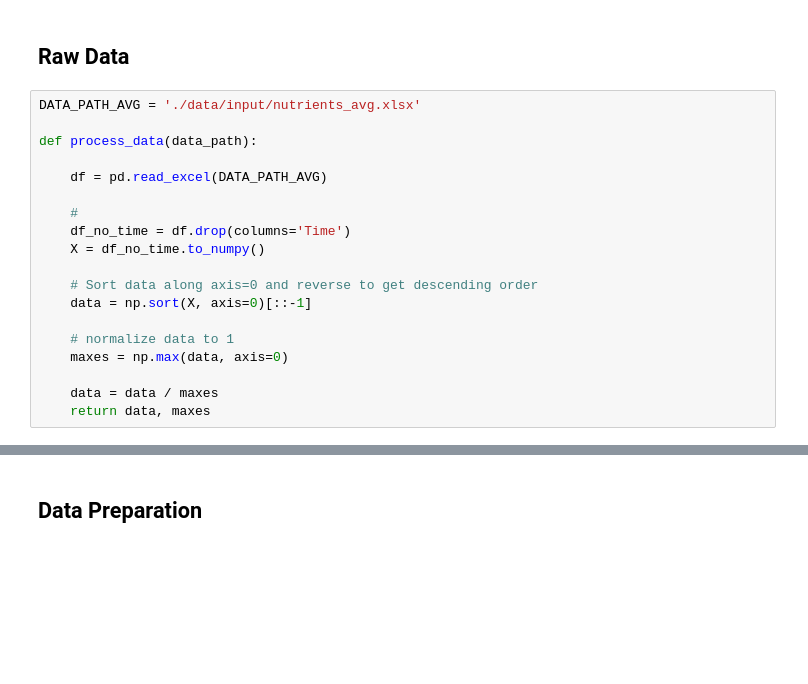
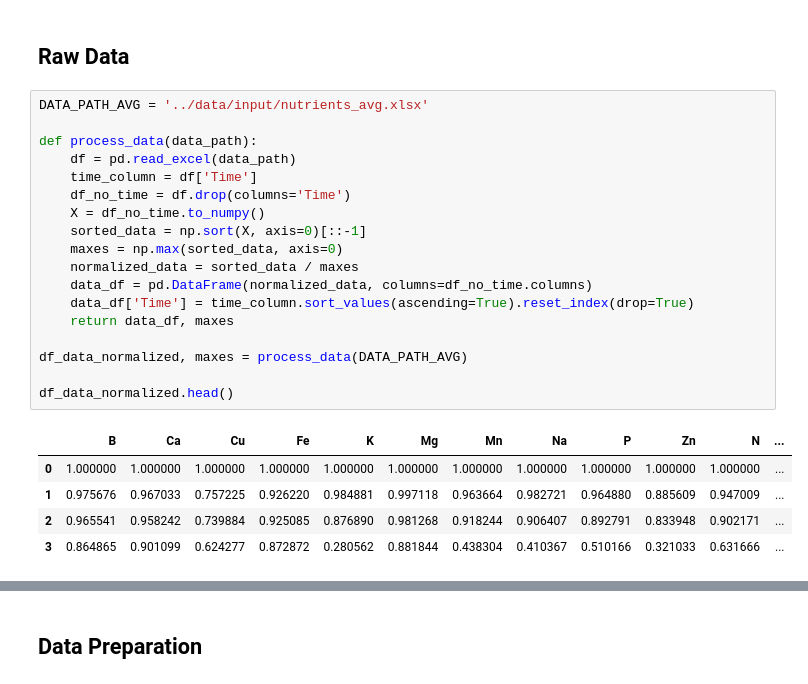
Before and after one commit to chavias/PlantNutrition, a Jupyter notebook: notebooks/nutrients_normalized.ipynb, the cells around one changed output, grey strips where cells are left out. Drawn from its saved outputs; the diff is of its cells as text; blank space fills up the shorter version.

```diff
--- a/notebooks/nutrients_normalized.ipynb
+++ b/notebooks/nutrients_normalized.ipynb
@@ -9,21 +9,26 @@ from scipy.optimize import minimize
 # %% [markdown]
 ## Raw Data
 # %%
-DATA_PATH_AVG = './data/input/nutrients_avg.xlsx'
+DATA_PATH_AVG = '../data/input/nutrients_avg.xlsx'
 
 def process_data(data_path):
-
-    df = pd.read_excel(DATA_PATH_AVG)
-
-    #
+    df = pd.read_excel(data_path)
+    time_column = df['Time']
     df_no_time = df.drop(columns='Time')
     X = df_no_time.to_numpy()
+    sorted_data = np.sort(X, axis=0)[::-1]
+    maxes = np.max(sorted_data, axis=0)
+    normalized_data = sorted_data / maxes
+    data_df = pd.DataFrame(normalized_data, columns=df_no_time.columns)
+    data_df['Time'] = time_column.sort_values(ascending=True).reset_index(drop=True)
+    return data_df, maxes
 
-    # Sort data along axis=0 and reverse to get descending order
-    data = np.sort(X, axis=0)[::-1]
+df_data_normalized, maxes = process_data(DATA_PATH_AVG)
 
-    # normalize data to 1
-    maxes = np.max(data, axis=0)
-
-    data = data / maxes
-    return data, maxes
+df_data_normalized.head()
+# %% [output]
+|  | B | Ca | Cu | Fe | K | Mg | Mn | Na | P | Zn | N | ... |
+| 0 | 1.000000 | 1.000000 | 1.000000 | 1.000000 | 1.000000 | 1.000000 | 1.000000 | 1.000000 | 1.000000 | 1.000000 | 1.000000 | ... |
+| 1 | 0.975676 | 0.967033 | 0.757225 | 0.926220 | 0.984881 | 0.997118 | 0.963664 | 0.982721 | 0.964880 | 0.885609 | 0.947009 | ... |
+| 2 | 0.965541 | 0.958242 | 0.739884 | 0.925085 | 0.876890 | 0.981268 | 0.918244 | 0.906407 | 0.892791 | 0.833948 | 0.902171 | ... |
+| 3 | 0.864865 | 0.901099 | 0.624277 | 0.872872 | 0.280562 | 0.881844 | 0.438304 | 0.410367 | 0.510166 | 0.321033 | 0.631666 | ... |
```
Also changed, not shown: parts of 14 cells of this notebook, 1 other file.
